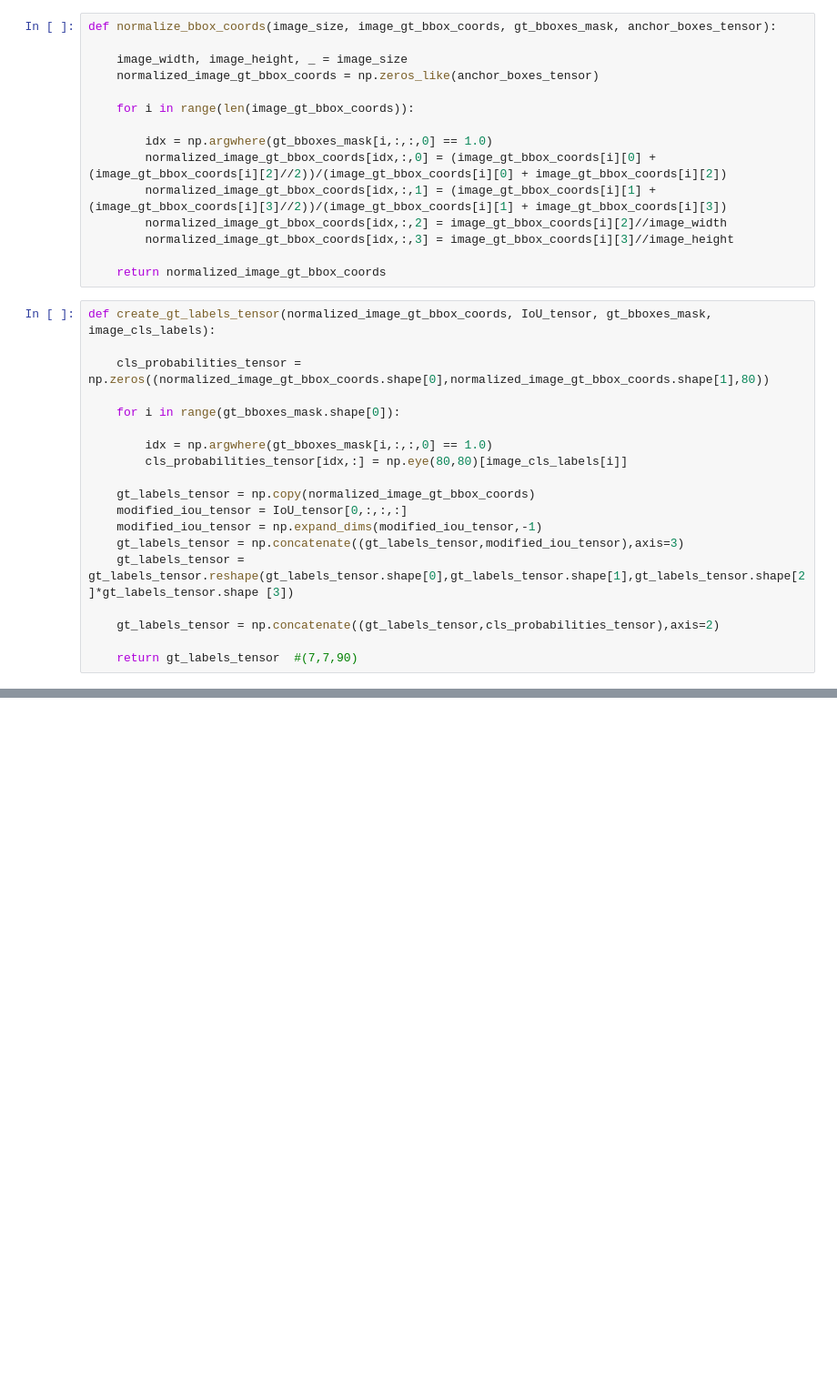
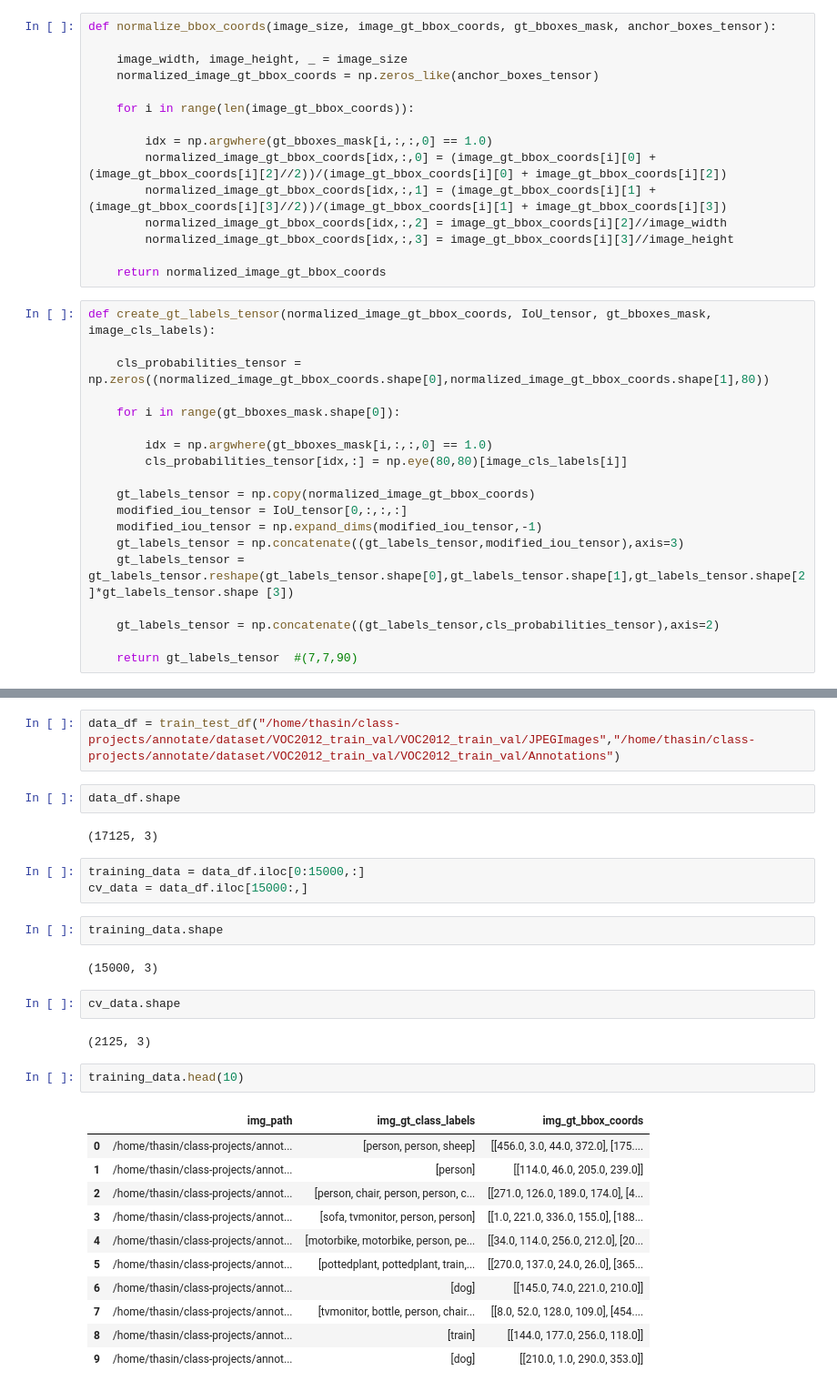
Before and after one commit to Thasinkhan1/auto-annotate, a Jupyter notebook: utilities.ipynb, the cells around one changed output, grey strips where cells are left out. Shown: that part at 91% size. Cells and saved outputs as stored; diff of their text form; blank space fills up the shorter version.

```diff
--- a/utilities.ipynb
+++ b/utilities.ipynb
@@ -184,0 +224,31 @@ def custom_data_generator(data_df, Y_true, mb_size):
+# %%
+data_df = train_test_df("/home/thasin/class-projects/annotate/dataset/VOC2012_train_val/VOC2012_train_val/JPEGImages","/home/thasin/class-projects/annotate/dataset/VOC2012_train_val/VOC2012_train_val/Annotations")
+# %%
+data_df.shape
+# %% [output]
+(17125, 3)
+# %%
+training_data = data_df.iloc[0:15000,:]
+cv_data = data_df.iloc[15000:,]
+# %%
+training_data.shape
+# %% [output]
+(15000, 3)
+# %%
+cv_data.shape
+# %% [output]
+(2125, 3)
+# %%
+training_data.head(10)
+# %% [output]
+|  | img_path | img_gt_class_labels | img_gt_bbox_coords |
+| 0 | /home/thasin/class-projects/annot... | [person, person, sheep] | [[456.0, 3.0, 44.0, 372.0], [175.... |
+| 1 | /home/thasin/class-projects/annot... | [person] | [[114.0, 46.0, 205.0, 239.0]] |
+| 2 | /home/thasin/class-projects/annot... | [person, chair, person, person, c... | [[271.0, 126.0, 189.0, 174.0], [4... |
+| 3 | /home/thasin/class-projects/annot... | [sofa, tvmonitor, person, person] | [[1.0, 221.0, 336.0, 155.0], [188... |
+| 4 | /home/thasin/class-projects/annot... | [motorbike, motorbike, person, pe... | [[34.0, 114.0, 256.0, 212.0], [20... |
+| 5 | /home/thasin/class-projects/annot... | [pottedplant, pottedplant, train,... | [[270.0, 137.0, 24.0, 26.0], [365... |
+| 6 | /home/thasin/class-projects/annot... | [dog] | [[145.0, 74.0, 221.0, 210.0]] |
+| 7 | /home/thasin/class-projects/annot... | [tvmonitor, bottle, person, chair... | [[8.0, 52.0, 128.0, 109.0], [454.... |
+| 8 | /home/thasin/class-projects/annot... | [train] | [[144.0, 177.0, 256.0, 118.0]] |
+| 9 | /home/thasin/class-projects/annot... | [dog] | [[210.0, 1.0, 290.0, 353.0]] |
```
Also changed, not shown: parts of 17 cells of this notebook, 1 other file.
